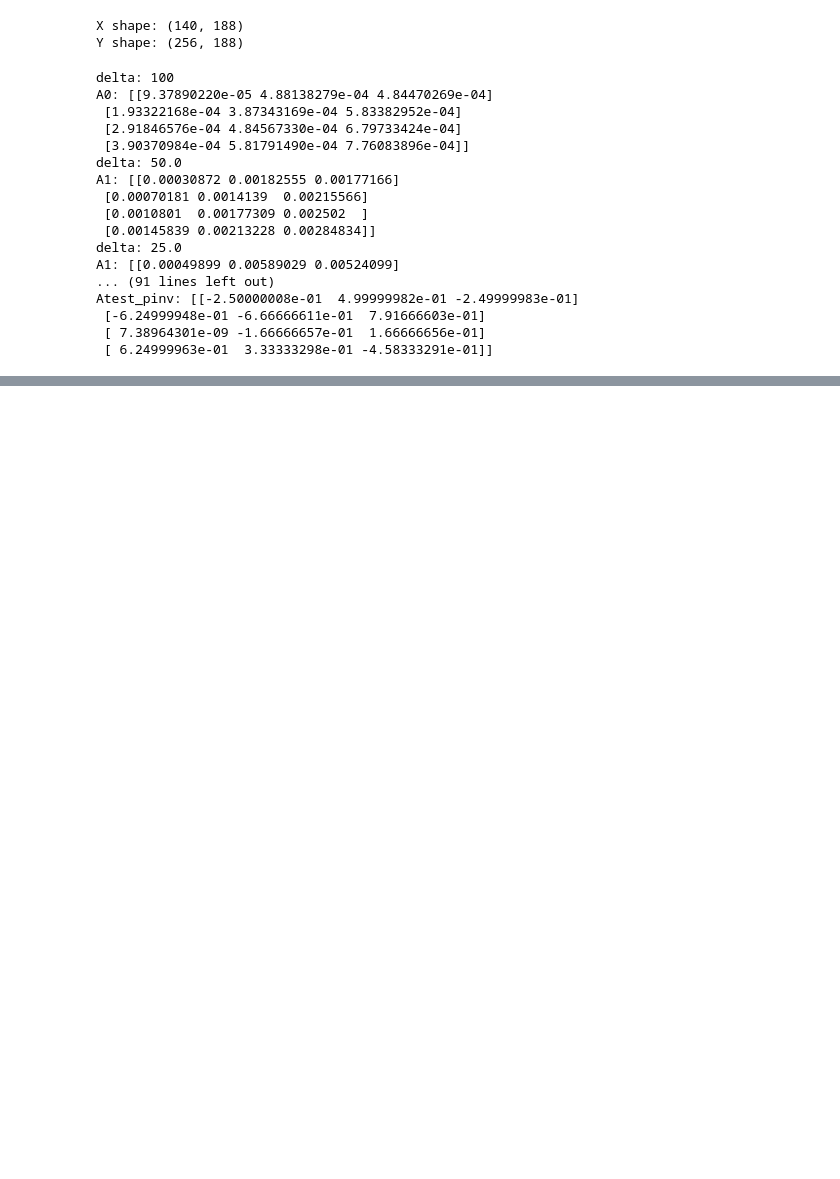
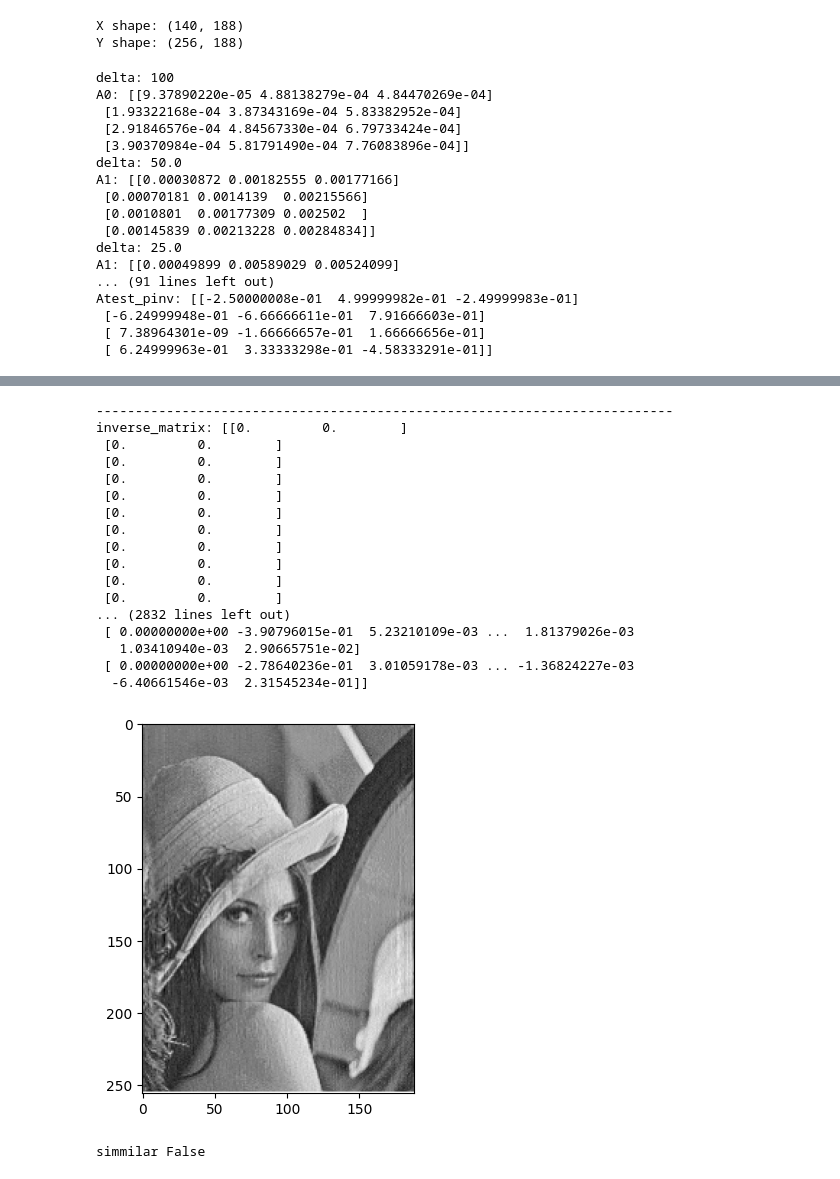
Before and after one commit to kshchuk/uni, a Jupyter notebook: 5-sem/system-modelling/lab-2/lab-2.ipynb, the cells around one changed output, grey strips where cells are left out. Drawn from its saved outputs; the diff is of its cells as text; code cells hidden in the pictures; blank space fills up the shorter version.

```diff
--- a/5-sem/system-modelling/lab-2/lab-2.ipynb
+++ b/5-sem/system-modelling/lab-2/lab-2.ipynb
@@ -170,0 +201,28 @@ TypeError: Cannot interpret '188' as a data type
+# %%
+A2 = CalculateOperator(X, Y, PseudoInverseMatrix_Greville, eps=1e-6, delta=0.0001)
+
+Y2 = ApplyOperator(X, A2)
+ShowImage(Y2)
+# %% [output]
+--------------------------------------------------------------------------
+inverse_matrix: [[0.         0.        ]
+ [0.         0.        ]
+ [0.         0.        ]
+ [0.         0.        ]
+ [0.         0.        ]
+ [0.         0.        ]
+ [0.         0.        ]
+ [0.         0.        ]
+ [0.         0.        ]
+ [0.         0.        ]
+ [0.         0.        ]
+... (2832 lines left out)
+ [ 0.00000000e+00 -3.90796015e-01  5.23210109e-03 ...  1.81379026e-03
+   1.03410940e-03  2.90665751e-02]
+ [ 0.00000000e+00 -2.78640236e-01  3.01059178e-03 ... -1.36824227e-03
+  -6.40661546e-03  2.31545234e-01]]
+[figure, added]
+# %%
+print('simmilar', np.allclose(Y1, Y2))
+# %% [output]
+simmilar False
```
Also changed, not shown: parts of 6 cells of this notebook.
